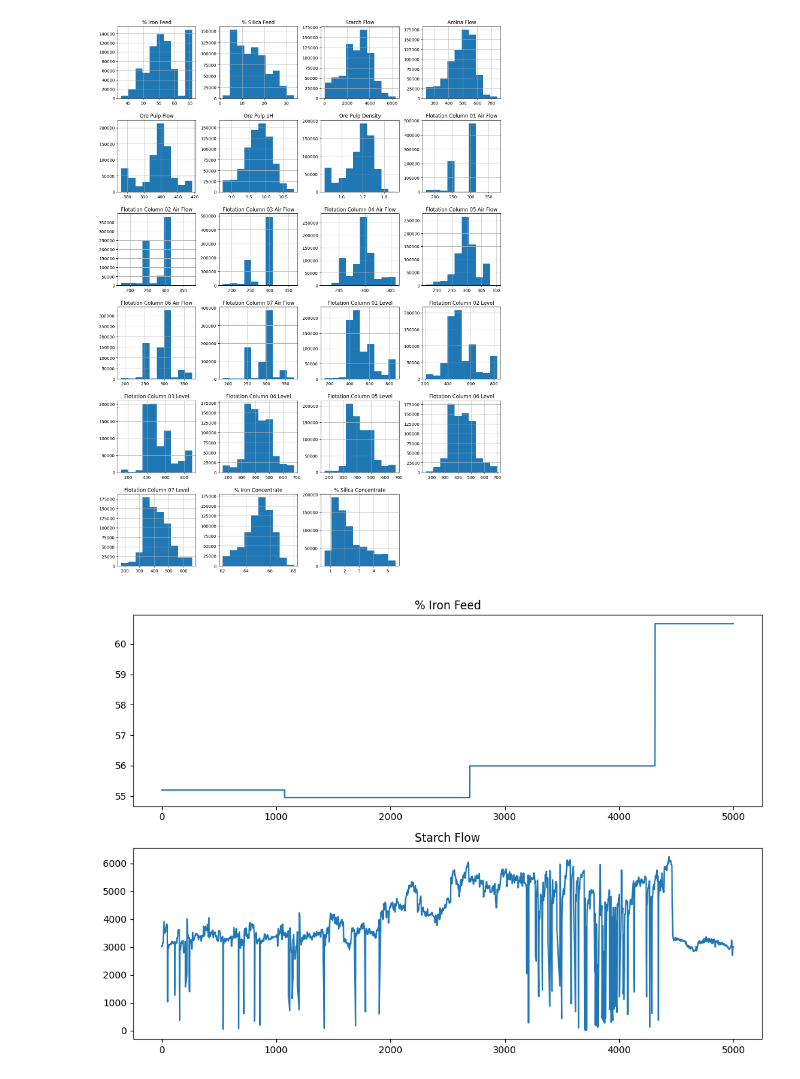
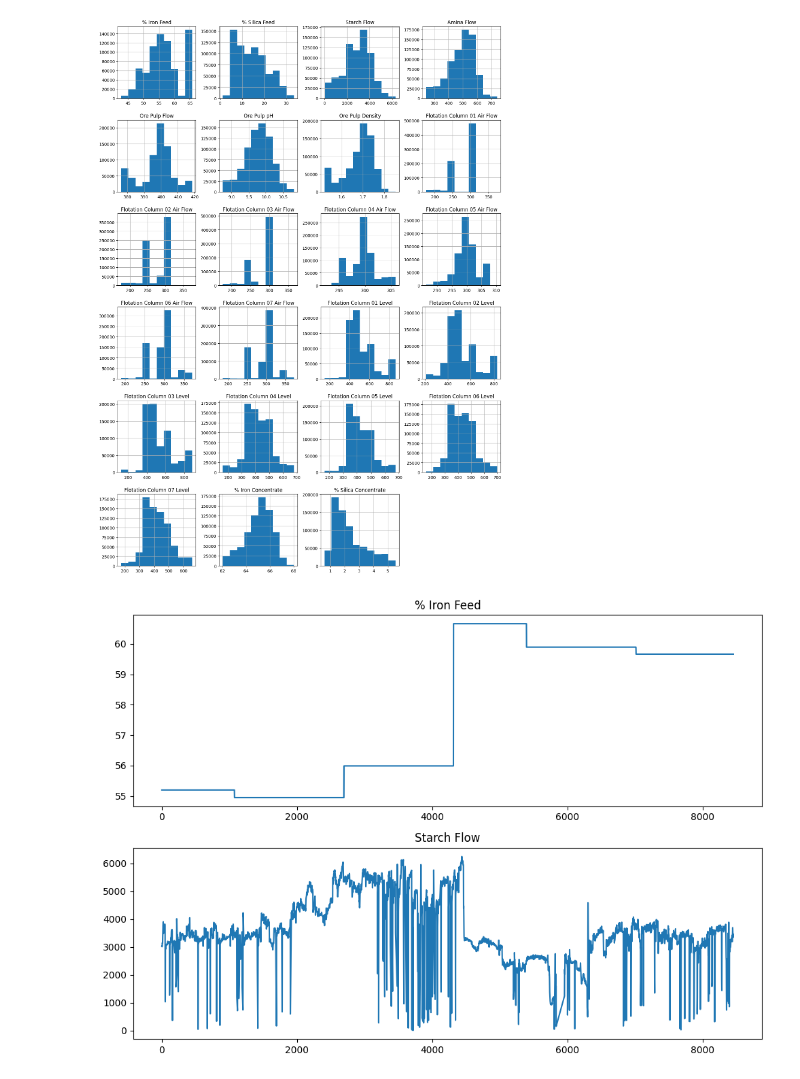
Before and after one commit to PauliAnt/ADAML_PA, a Jupyter notebook: visualize_data.ipynb, the cells around one changed output. Drawn from its saved outputs; the diff is of its cells as text; code cells hidden in the pictures.

```diff
--- a/visualize_data.ipynb
+++ b/visualize_data.ipynb
@@ -27,19 +28,19 @@ ax = df.hist( figsize = (16.5, 23.4 ), layout = (6, 4) )[0, 0].get_figure()
 [figure]
 # %%
 #
-plot_inds = range( 5000 )
+plot_inds = range( 8455 )
 
 fig, axs = plt.subplots(2, 1)
 fig.set_size_inches(10, 7)
 
 axs[0].plot( plot_inds, df.iloc[plot_inds,  0] )
 axs[0].set_title("% Iron Feed")
 
 axs[1].plot( plot_inds, df.iloc[plot_inds,  2] )
 axs[1].set_title("Starch Flow")
 
 fig.tight_layout()
 
 fig.savefig( "data_examples.pdf" )
 # %% [output]
-[figure, old version]
+[figure, new version]
```
Also changed, not shown: parts of 1 cell of this notebook, 3 other files.
